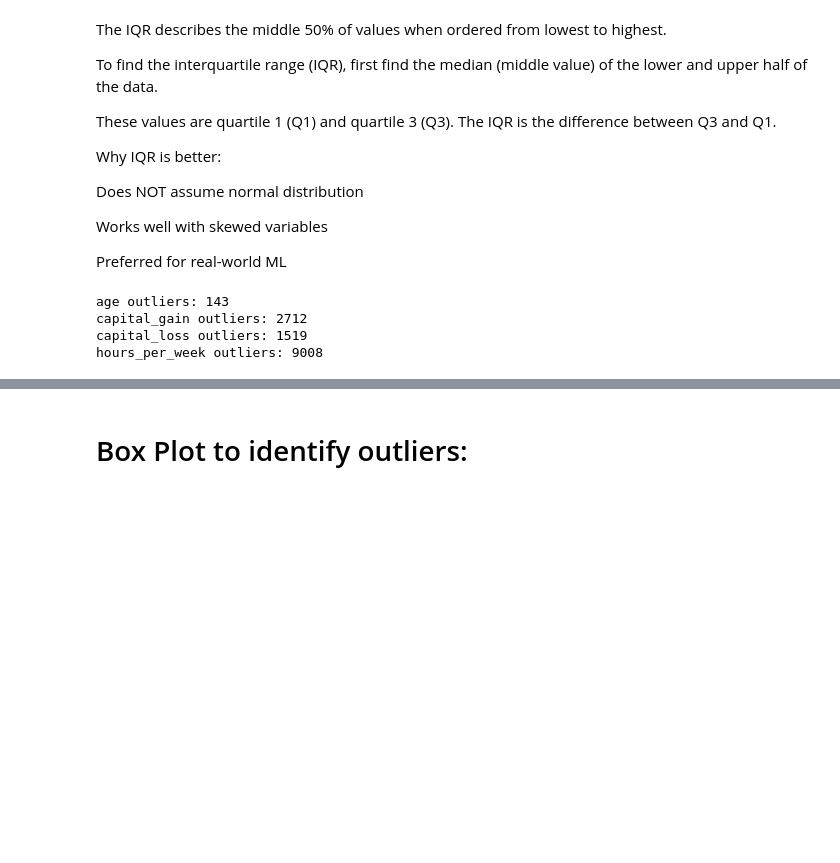
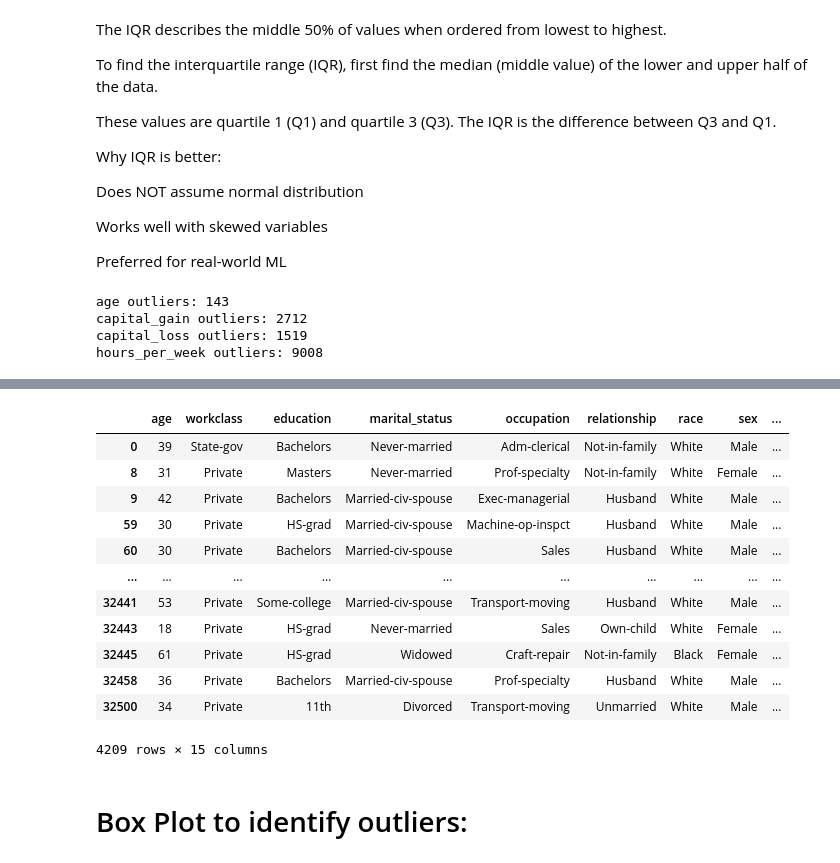
Before and after one commit to Radhika-8102/ML-Project-Team7-, a Jupyter notebook: ML_task5_DataCleaning.ipynb, the cells around one changed output, grey strips where cells are left out. Saved outputs shown, nothing was run; the diff lists cells and outputs as text; code cells hidden in the pictures; blank space fills up the shorter version.

```diff
--- a/ML_task5_DataCleaning.ipynb
+++ b/ML_task5_DataCleaning.ipynb
@@ -326,3 +359,19 @@ hours_per_week outliers: 9008
+# %%
+outlier_rows
+# %% [output]
+|  | age | workclass | education | marital_status | occupation | relationship | race | sex | ... |
+| 0 | 39 | State-gov | Bachelors | Never-married | Adm-clerical | Not-in-family | White | Male | ... |
+| 8 | 31 | Private | Masters | Never-married | Prof-specialty | Not-in-family | White | Female | ... |
+| 9 | 42 | Private | Bachelors | Married-civ-spouse | Exec-managerial | Husband | White | Male | ... |
+| 59 | 30 | Private | HS-grad | Married-civ-spouse | Machine-op-inspct | Husband | White | Male | ... |
+| 60 | 30 | Private | Bachelors | Married-civ-spouse | Sales | Husband | White | Male | ... |
+| ... | ... | ... | ... | ... | ... | ... | ... | ... | ... |
+| 32441 | 53 | Private | Some-college | Married-civ-spouse | Transport-moving | Husband | White | Male | ... |
+| 32443 | 18 | Private | HS-grad | Never-married | Sales | Own-child | White | Female | ... |
+| 32445 | 61 | Private | HS-grad | Widowed | Craft-repair | Not-in-family | Black | Female | ... |
+| 32458 | 36 | Private | Bachelors | Married-civ-spouse | Prof-specialty | Husband | White | Male | ... |
+| 32500 | 34 | Private | 11th | Divorced | Transport-moving | Unmarried | White | Male | ... |
+4209 rows × 15 columns
 # %% [markdown]
 # Box Plot to identify outliers:
 # %%
```
Also changed, not shown: parts of 9 cells of this notebook.
